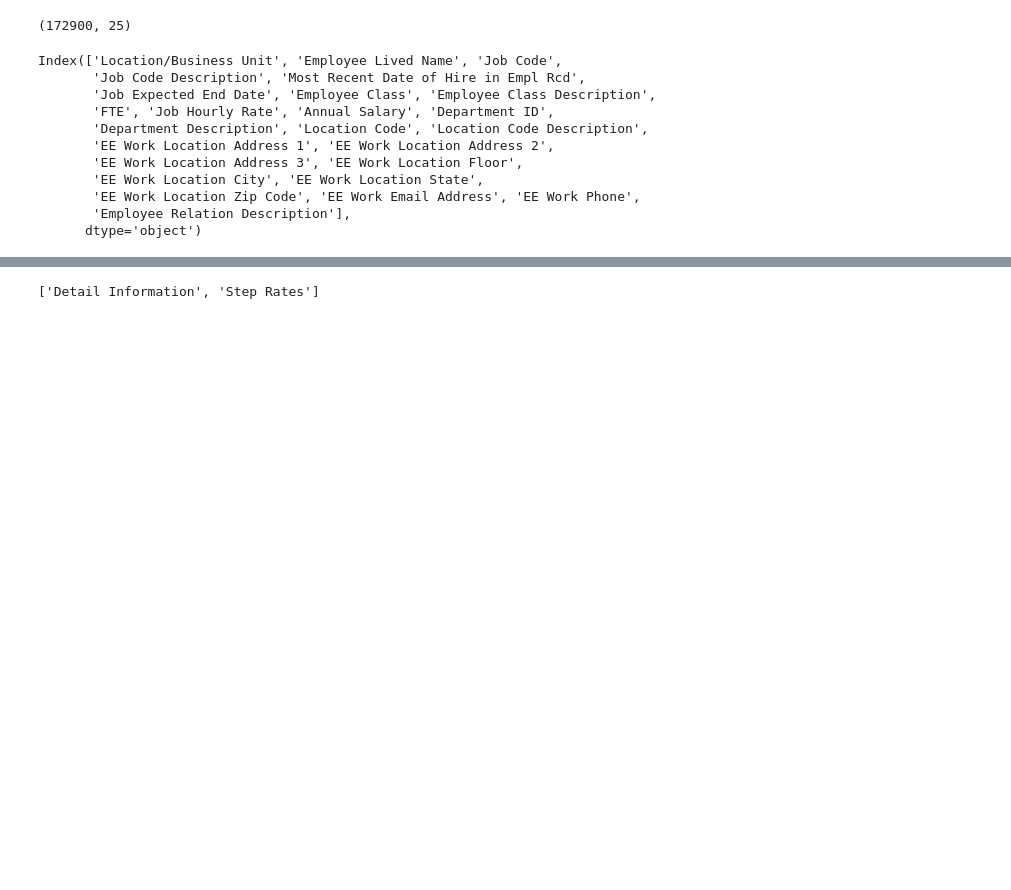
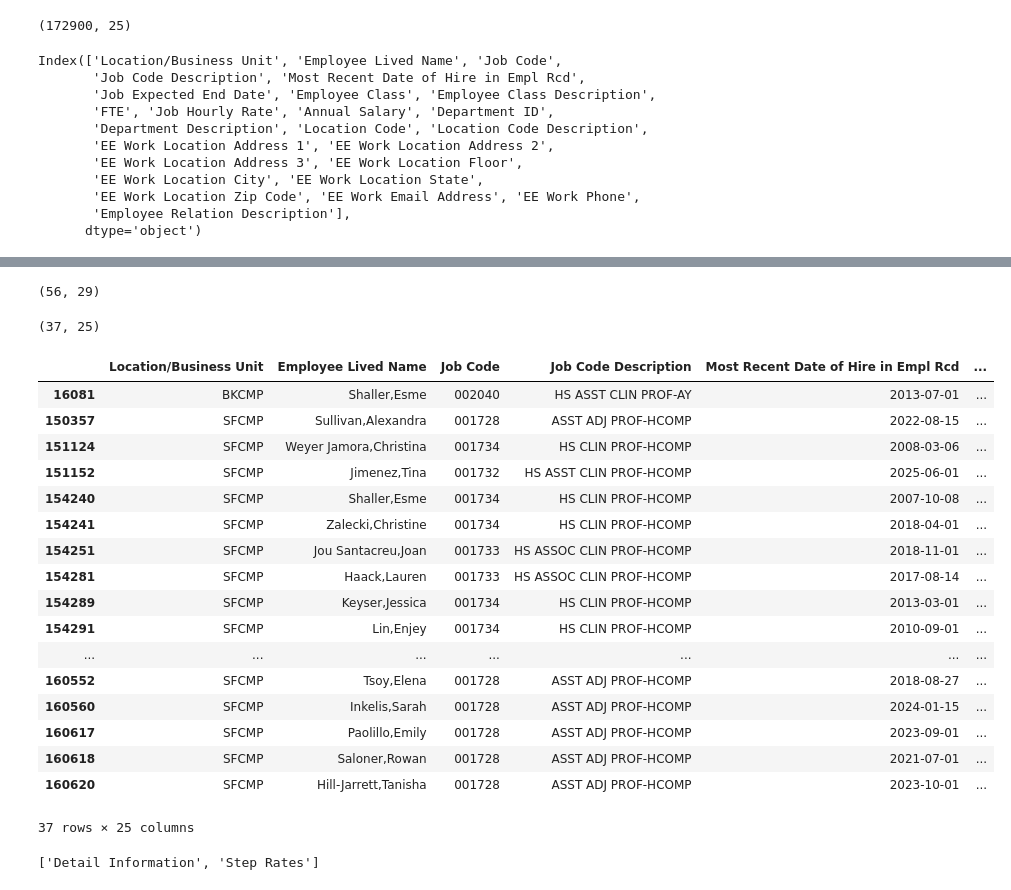
Before and after one commit to tougheye/Data_processing, a Jupyter notebook: UCSF_Clin_prof_HCOMP.ipynb, the cells around one changed output, grey strips where cells are left out. Cells and saved outputs as stored; diff of their text form; code cells hidden in the pictures; blank space fills up the shorter version.

```diff
--- a/UCSF_Clin_prof_HCOMP.ipynb
+++ b/UCSF_Clin_prof_HCOMP.ipynb
@@ -29,0 +40,5 @@ Index(['Location/Business Unit', 'Employee Lived Name', 'Job Code',
+# %%
+from numpy._core.fromnumeric import shape
+# Get the UCSF Psychs list in
+ucsf_file = pd.read_excel("/content/UCSF HS CLIN PROF Psychologists.xlsx")
+ucsf_file.shape
@@ -29,0 +67,8 @@ Index(['Location/Business Unit', 'Employee Lived Name', 'Job Code',
+# %%
+col_list = ['Location/Business Unit','UC Employee Name', 'UC Email', 'Job Title', 'Department']
+
+ucsf_psych_match_99 = latest_99_df.merge(ucsf_file[col_list], left_on=['Location/Business Unit', 'Employee Lived Name'],
+                   right_on=['Location/Business Unit', 'UC Employee Name'])
+ucsf_psych_match_99.shape
+# %% [output]
+(56, 29)
@@ -29,0 +77,27 @@ Index(['Location/Business Unit', 'Employee Lived Name', 'Job Code',
+# %%
+# filter out the 99 rows of the UCSF psychs
+ucsf_psychs_in_99 = latest_99_df[latest_99_df['EE Work Email Address'].isin(ucsf_file['UC Email'])]
+ucsf_psychs_in_99.shape
+# %% [output]
+(37, 25)
+# %%
+latest_99_df[latest_99_df['EE Work Email Address'].isin(ucsf_file['UC Email'])]
+# %% [output]
+|  | Location/Business Unit | Employee Lived Name | Job Code | Job Code Description | Most Recent Date of Hire in Empl Rcd | ... |
+| 16081 | BKCMP | Shaller,Esme | 002040 | HS ASST CLIN PROF-AY | 2013-07-01 | ... |
+| 150357 | SFCMP | Sullivan,Alexandra | 001728 | ASST ADJ PROF-HCOMP | 2022-08-15 | ... |
+| 151124 | SFCMP | Weyer Jamora,Christina | 001734 | HS CLIN PROF-HCOMP | 2008-03-06 | ... |
+| 151152 | SFCMP | Jimenez,Tina | 001732 | HS ASST CLIN PROF-HCOMP | 2025-06-01 | ... |
+| 154240 | SFCMP | Shaller,Esme | 001734 | HS CLIN PROF-HCOMP | 2007-10-08 | ... |
+| 154241 | SFCMP | Zalecki,Christine | 001734 | HS CLIN PROF-HCOMP | 2018-04-01 | ... |
+| 154251 | SFCMP | Jou Santacreu,Joan | 001733 | HS ASSOC CLIN PROF-HCOMP | 2018-11-01 | ... |
+| 154281 | SFCMP | Haack,Lauren | 001733 | HS ASSOC CLIN PROF-HCOMP | 2017-08-14 | ... |
+| 154289 | SFCMP | Keyser,Jessica | 001734 | HS CLIN PROF-HCOMP | 2013-03-01 | ... |
+| 154291 | SFCMP | Lin,Enjey | 001734 | HS CLIN PROF-HCOMP | 2010-09-01 | ... |
+| ... | ... | ... | ... | ... | ... | ... |
+| 160552 | SFCMP | Tsoy,Elena | 001728 | ASST ADJ PROF-HCOMP | 2018-08-27 | ... |
+| 160560 | SFCMP | Inkelis,Sarah | 001728 | ASST ADJ PROF-HCOMP | 2024-01-15 | ... |
+| 160617 | SFCMP | Paolillo,Emily | 001728 | ASST ADJ PROF-HCOMP | 2023-09-01 | ... |
+| 160618 | SFCMP | Saloner,Rowan | 001728 | ASST ADJ PROF-HCOMP | 2021-07-01 | ... |
+| 160620 | SFCMP | Hill-Jarrett,Tanisha | 001728 | ASST ADJ PROF-HCOMP | 2023-10-01 | ... |
+37 rows × 25 columns
```
Also changed, not shown: parts of 9 cells of this notebook.
